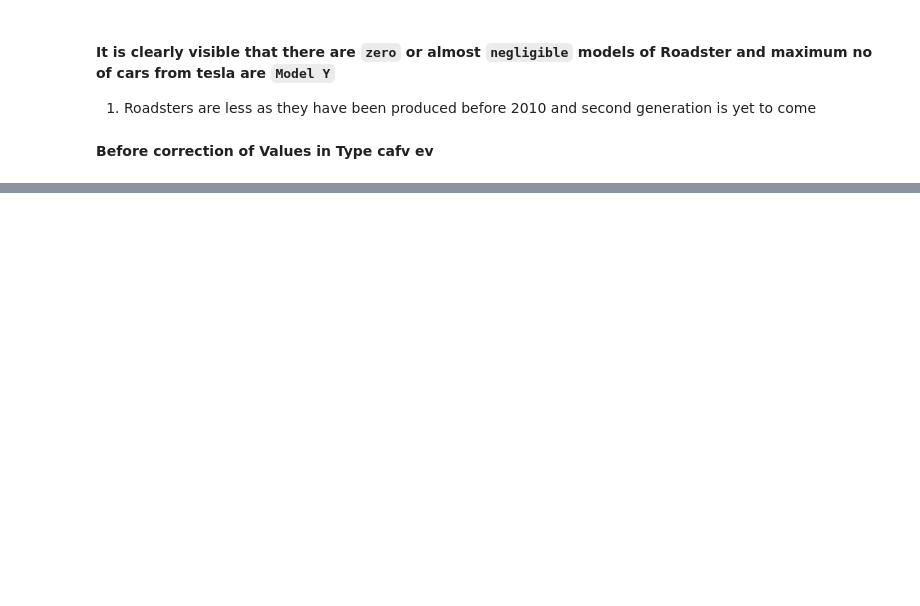
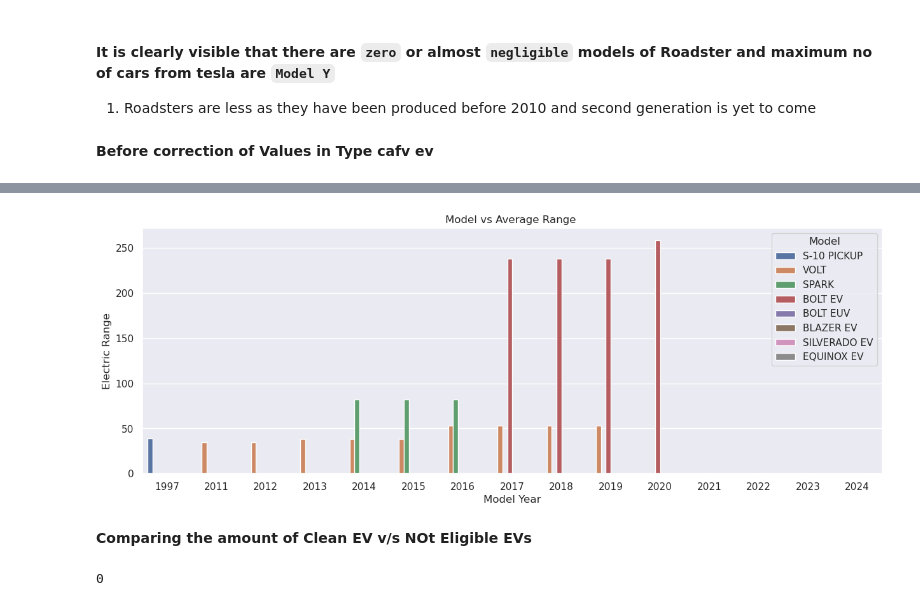
Before and after one commit to SianRods/Data-Science-ML, a Jupyter notebook: Practice Projects/DA-Electric_Vehicle.ipynb, the cells around one changed output, grey strips where cells are left out. Cells and saved outputs as stored; diff of their text form; code cells hidden in the pictures; blank space fills up the shorter version.

```diff
--- a/Practice Projects/DA-Electric_Vehicle.ipynb
+++ b/Practice Projects/DA-Electric_Vehicle.ipynb
@@ -862,0 +853,2 @@ Series([], Name: Clean Alternative Fuel Vehicle (CAFV) Eligibility, dtype: objec
+# %%
+chevro_wa=wash_df[wash_df['Make']=='CHEVROLET']
@@ -862,0 +886,12 @@ Series([], Name: Clean Alternative Fuel Vehicle (CAFV) Eligibility, dtype: objec
+# %%
+plt.figure(figsize=(15,5))
+plt.title("Model vs Average Range ")
+sns.barplot(x=chevro_wa['Model Year'],y=chevro_wa['Electric Range'],hue=chevro_wa['Model']);
+# %% [output]
+[figure, added]
+# %% [markdown]
+**Comparing the amount of Clean EV v/s NOt Eligible EVs**
+# %%
+(chevro_wa['Clean Alternative Fuel Vehicle (CAFV) Eligibility']=='Non Eligible').sum()
+# %% [output]
+0
```
Also changed, not shown: parts of 41 cells of this notebook.
